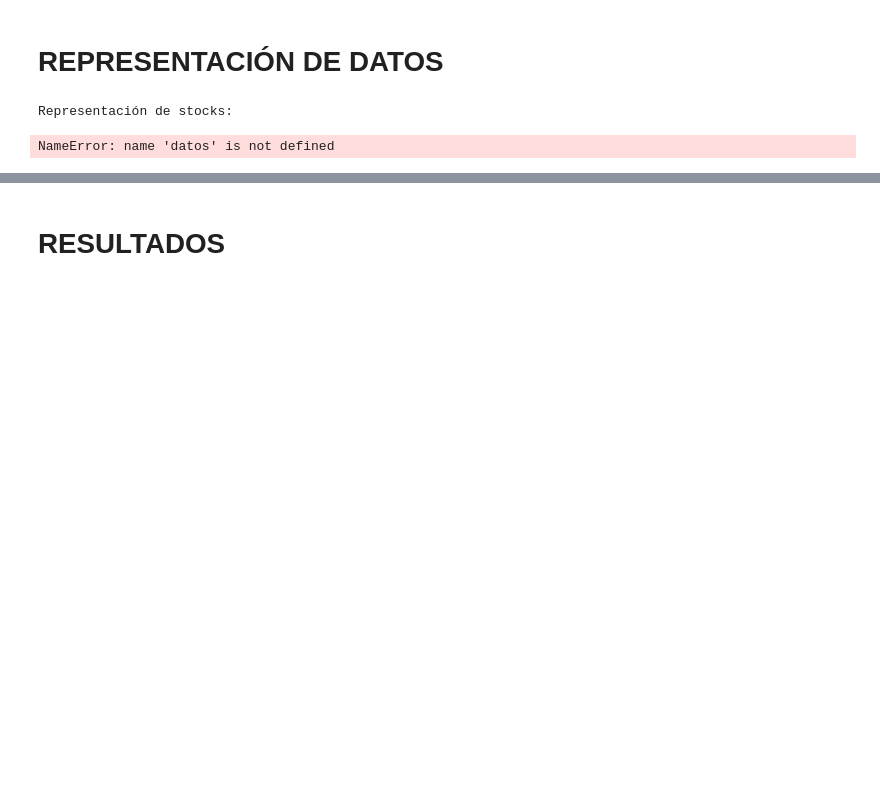
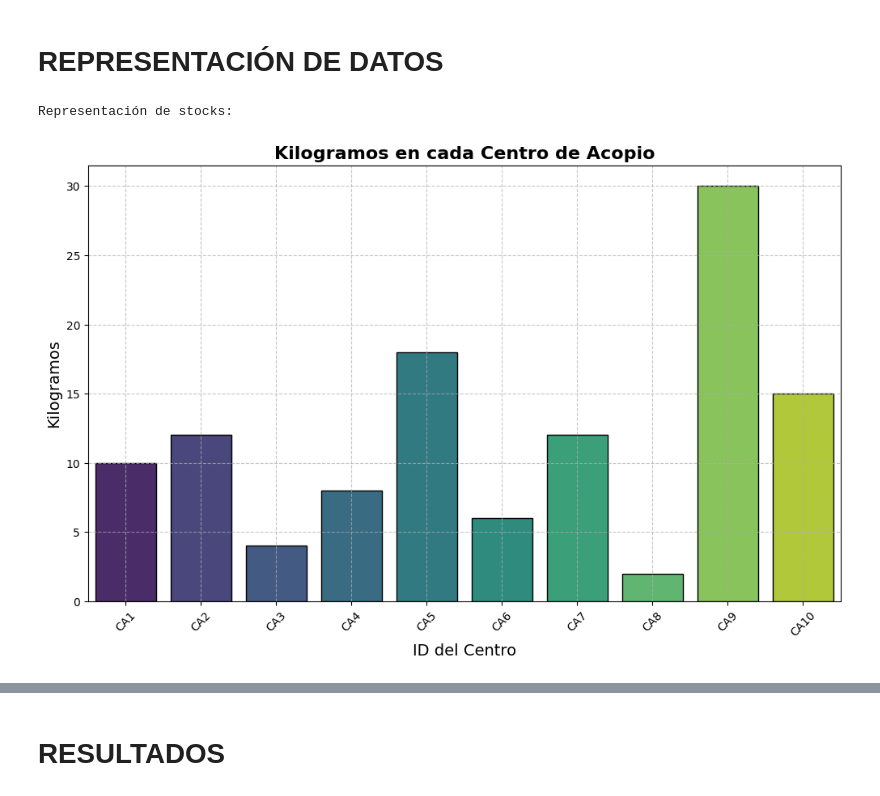
Before and after one commit to Manuelortegaj11/Model, a Jupyter notebook: Queso.ipynb, the cells around one changed output, grey strips where cells are left out. Cells and saved outputs as stored; diff of their text form; code cells hidden in the pictures; blank space fills up the shorter version.

```diff
--- a/Queso.ipynb
+++ b/Queso.ipynb
@@ -262,16 +293,16 @@ Costo de Tiempo Actualizado para el cliente CentroPrincipal: 2040.0
 # %%
 print("\nRepresentación de stocks:")
 
-df_centros = pd.DataFrame(datos['centros_acopio'])
+df_centros = centros_acopio_df.copy()
 plt.figure(figsize=(12, 7))
 sns.barplot(x='Id_CA', y='Stock', data=df_centros, palette='viridis', edgecolor='black')
 plt.title('Kilogramos en cada Centro de Acopio', fontsize=16, weight='bold')
 plt.xlabel('ID del Centro', fontsize=14)
 plt.ylabel('Kilogramos', fontsize=14)
 plt.xticks(rotation=45)
 plt.grid(True, linestyle='--', alpha=0.7)
 plt.show()
 # %% [output]
 Representación de stocks:
-NameError: name 'datos' is not defined
+[figure, added]
 # %%
```
Also changed, not shown: parts of 16 cells of this notebook, 1 other file.
